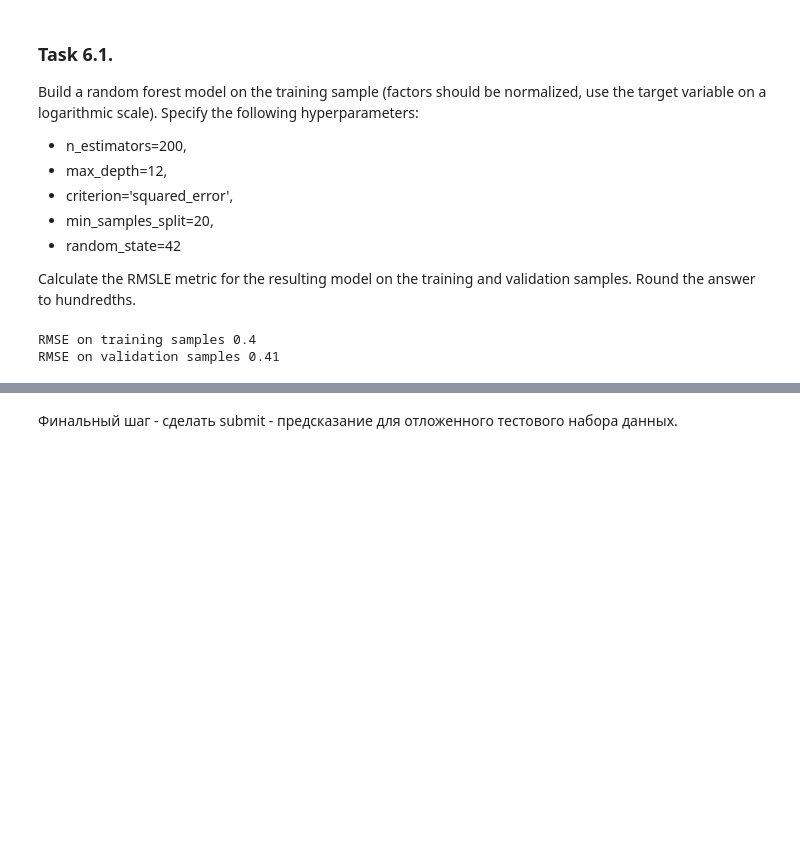
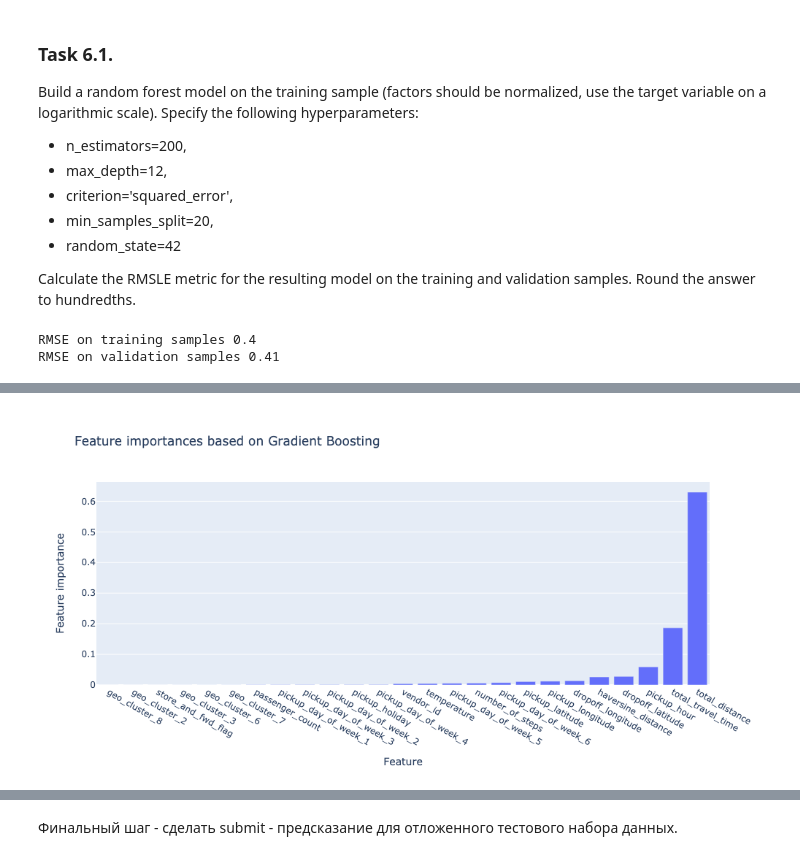
Before and after one commit to helios12/DataScienceProjects, a Jupyter notebook: projects/project-5/Project-5.Taxi_ride_duration.ipynb, the cells around one changed output, grey strips where cells are left out. Drawn from its saved outputs; the diff is of its cells as text; code cells hidden in the pictures; blank space fills up the shorter version.

```diff
--- a/projects/project-5/Project-5.Taxi_ride_duration.ipynb
+++ b/projects/project-5/Project-5.Taxi_ride_duration.ipynb
@@ -1198,0 +1174,15 @@ $$ MeAE = median(|y_i-\hat{y_i}|)$$
+# %%
+gbr = ensemble.GradientBoostingRegressor(
+    learning_rate=0.5,
+    n_estimators=100,
+    max_depth=6,
+    min_samples_split=30,
+    random_state=random_state
+)
+gbr.fit(X_train_scaled, y_train_log)
+
+y_pred_train = gbr.predict(X_train_scaled)
+y_pred_valid = gbr.predict(X_valid_scaled)
+
+print('RMSE on training samples', metrics.root_mean_squared_error(y_train_log, y_pred_train).round(2))
+print('RMSE on validation samples', metrics.root_mean_squared_error(y_valid_log, y_pred_valid).round(2))
@@ -1198,0 +1209,17 @@ $$ MeAE = median(|y_i-\hat{y_i}|)$$
+# %%
+feat_importances = pd.Series(gbr.feature_importances_, index=X_train.columns)
+feat_importances.sort_values(inplace=True)
+
+fig = px.bar(
+    feat_importances,
+    width=1000,
+    height=500,
+    title='Feature importances based on Gradient Boosting'
+).update_layout(
+    xaxis_title='Feature',
+    yaxis_title='Feature importance',
+    showlegend=False
+)
+fig.show('png')
+# %% [output]
+[figure, added]
```
Also changed, not shown: parts of 14 cells of this notebook, 1 other file.
